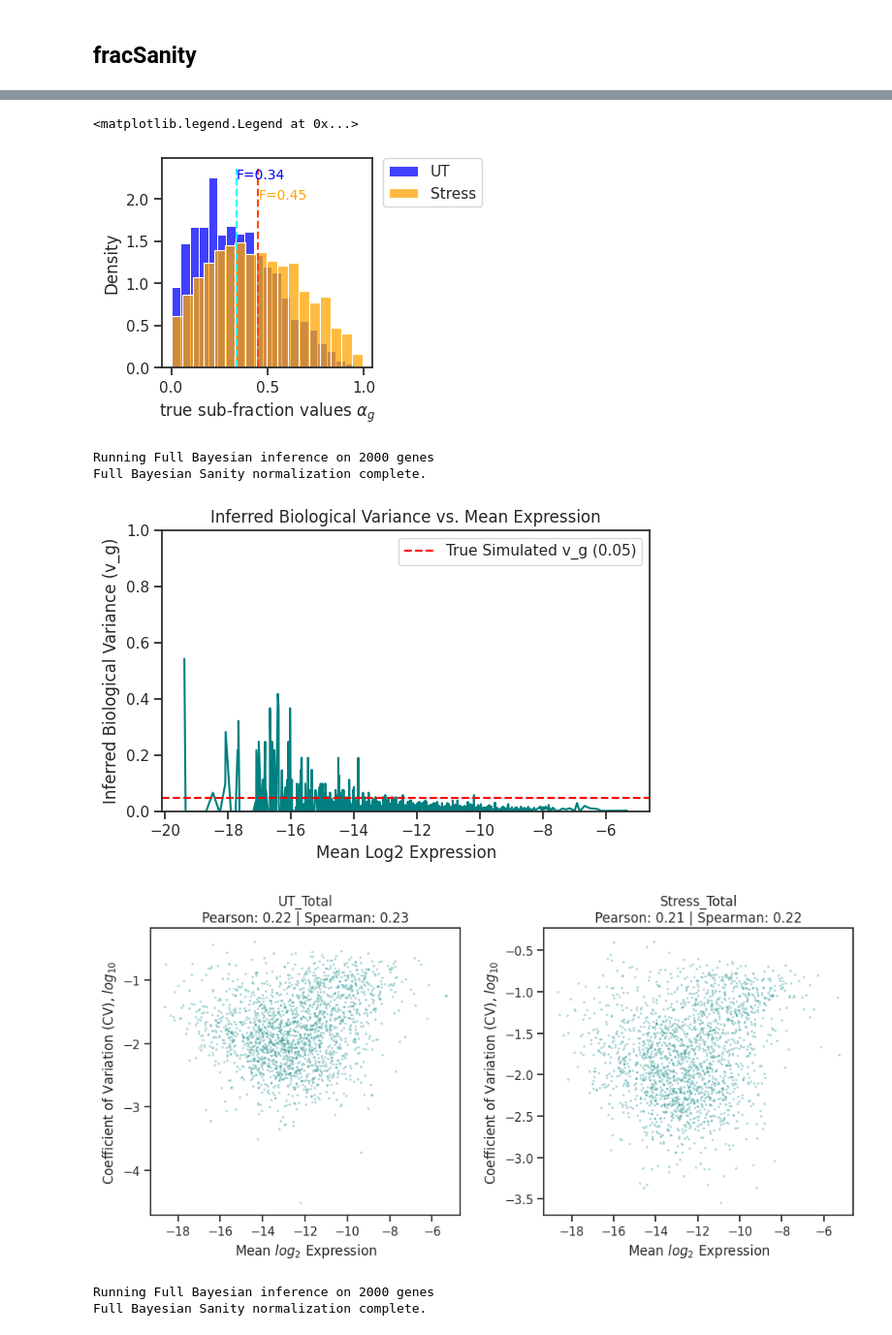
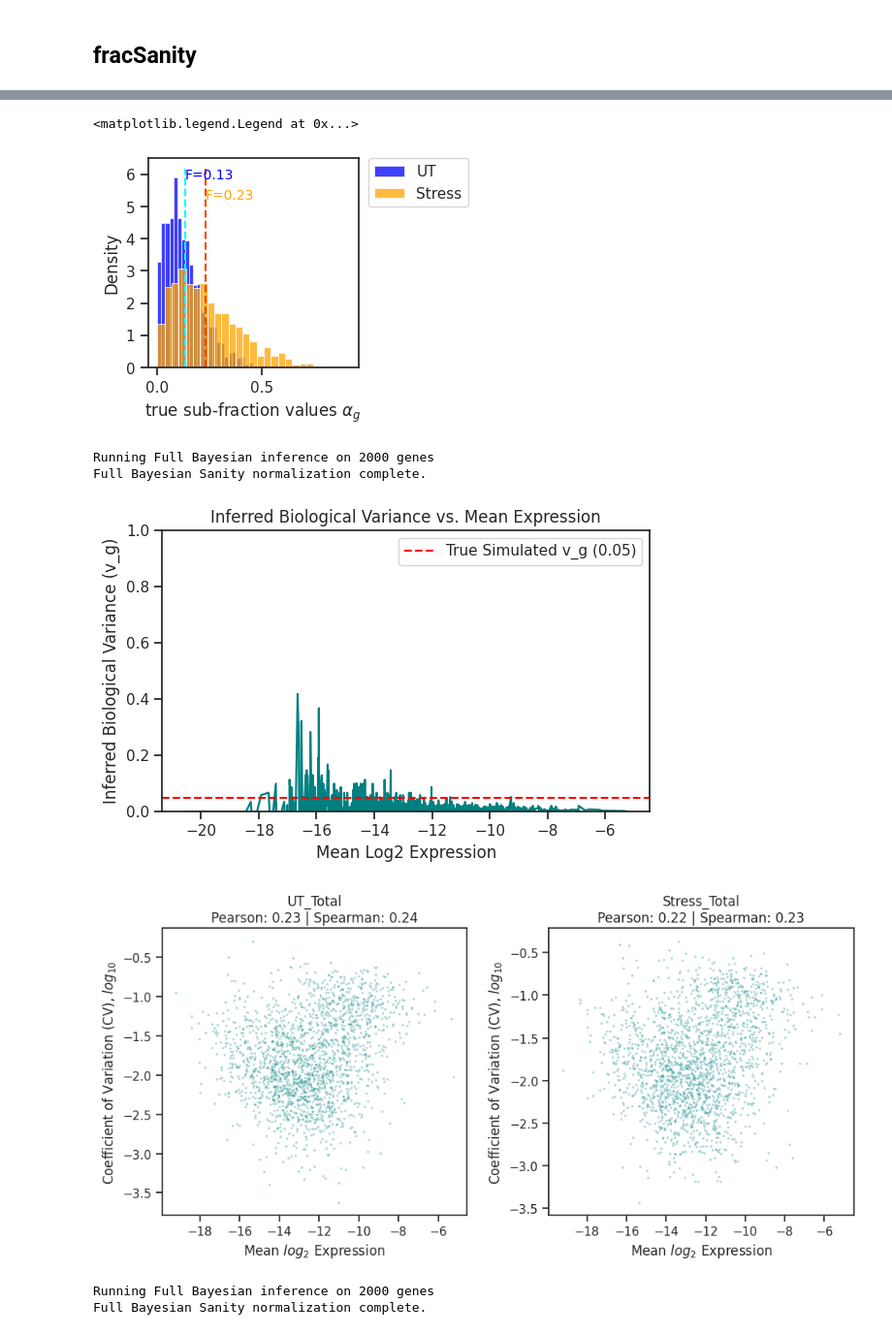
Before and after one commit to zavolanlab/zavolab_pyutils, a Jupyter notebook: test_module.ipynb, the cells around one changed output, grey strips where cells are left out. Shown at 97% size. Drawn from its saved outputs; the diff is of its cells as text; code cells hidden in the pictures.

```diff
--- a/test_module.ipynb
+++ b/test_module.ipynb
@@ -418,8 +418,8 @@ for k,data in enumerate([pln_counts_3repl_df,pln_counts_10repl_df]):
     natScale_Orig_sanity_norm_counts_df = np.exp(Orig_sanity_norm_counts_df)
     Log2Scale_Orig_sanity_norm_counts_df = np.log2(natScale_Orig_sanity_norm_counts_df) # we have our output on log2 scale, and we transform original Sanity to log2 scale
 
-    # discard the effect from library size, to directly compare with original Sanity
-    ToCompare_sanity_norm_counts_df = sanity_norm_counts_df-np.log2(median_lib_size)
+    # discard the effect of the fixed CPM scale factor, to directly compare with original Sanity's raw LTQ output
+    ToCompare_sanity_norm_counts_df = sanity_norm_counts_df-np.log2(1e6)
 
     sel_sample_to_compare = 'Sample_2'
 
@@ -442,7 +442,7 @@ for k,data in enumerate([pln_counts_3repl_df,pln_counts_10repl_df]):
 
     used_metadata_df = metadata_dfs[k].copy()
 
-    natScale_sanity_norm_counts_df = 2**ToCompare_sanity_norm_counts_df # with substracted median lib size, to directly compare with the plot of original Sanity above
+    natScale_sanity_norm_counts_df = 2**ToCompare_sanity_norm_counts_df # with the CPM scale factor substracted, to directly compare with the plot of original Sanity above
 
     sanity_plot_data = plot_mean_vs_cv(
     natScale_sanity_norm_counts_df, used_metadata_df,
@@ -559,9 +559,6 @@ for k,data in enumerate([pln_counts_3repl_df,pln_counts_10repl_df]):
         empirical_bayes=True, # NOTE, here!
     )
 
-    # discard the effect from library size, as above
-    ToCompare_sanity_norm_counts_df = sanity_norm_counts_df-np.log2(median_lib_size)
-
     sanity_vg_df['inferred_v_g'] = sanity_vg_df['MAP_v_g'] # use MAP estimate for Vg to plot, in-line with original Sanity implementation
     plot_variance_vs_expression(
         sanity_norm_counts_df, sanity_vg_df,
@@ -571,7 +568,7 @@ for k,data in enumerate([pln_counts_3repl_df,pln_counts_10repl_df]):
 
     used_metadata_df = metadata_dfs[k].copy()
 
-    natScale_sanity_norm_counts_df = 2**ToCompare_sanity_norm_counts_df # with substracted median lib size, to directly compare with the plot of original Sanity above
+    natScale_sanity_norm_counts_df = 2**sanity_norm_counts_df # already on a fixed CPM scale, comparable across runs
 
     sanity_plot_data = plot_mean_vs_cv(
     natScale_sanity_norm_counts_df, used_metadata_df,
@@ -677,7 +674,6 @@ for k,replicate_option in enumerate(replicate_options):
     )
 
     # 3. Run diagnostic plots
-    ToCompare_sanity_norm_counts_df = sanity_norm_counts_df-np.log2(median_lib_size)
 
     sanity_vg_df['inferred_v_g'] = sanity_vg_df['MAP_v_g'] # use MAP estimate for Vg to plot, in-line with original Sanity implementation
 
@@ -698,7 +694,7 @@ for k,replicate_option in enumerate(replicate_options):
 
     used_metadata_df = metadata_df.copy()
 
-    natScale_sanity_norm_counts_df = 2**ToCompare_sanity_norm_counts_df # with substracted median lib size, to directly compare with the plot of original Sanity above
+    natScale_sanity_norm_counts_df = 2**sanity_norm_counts_df # already on a fixed CPM scale, comparable across runs
 
     # first, try for isoform expression-only
     ISOonly_natScale_sanity_norm_counts_df = natScale_sanity_norm_counts_df.loc[~natScale_sanity_norm_counts_df.index.str.endswith('_REST')]
@@ -816,8 +809,8 @@ counts_df, meta_df, truth = simulate_fractional_counts(
     conditions=["UT", "Stress"],    # Explicitly map the condition names
     n_replicates=3,                 # Testing multi-replicate stability
     v_log=0.01,
-    beta_params_cond1=(1.5, 3),  # True gene-specific alpha_g values in UT condition
-    beta_params_cond2=(1.5, 2),  # True gene-specific alpha_g values in Stress condition
+    beta_params_cond1=(1.5, 10),  # True gene-specific alpha_g values in UT condition
+    beta_params_cond2=(1.5, 5),  # True gene-specific alpha_g values in Stress condition
     spiked_indices=spiked_genes,
     spike_multiplier=1.0,
     seed=104
@@ -864,7 +843,7 @@ ax.legend(
 )
 # %% [output]
 <matplotlib.legend.Legend at 0x...>
-[figure, old version]
+[figure, new version]
 # %%
 # ---------------------------------------------------------
 # 2. Prepare Metadata and Run PySanity
@@ -891,28 +870,26 @@ Full Bayesian Sanity normalization complete.
 # %%
 # Diagnostic plots for Sanity outputs (Total fraction)
 
 from zavolab_pyutils.pySanity.visualization import plot_variance_vs_expression
 from zavolab_pyutils.general.visualization import plot_mean_vs_cv
 
-# discard the effect from library size, as was done in original Sanity paper
-ToCompare_sanity_norm_counts_total_df = sanity_norm_counts_total_df - np.log2(median_lib_size_total)
-
+# values are already on a fixed CPM scale (comparable across the separate Total/PD runs)
 sanity_vg_total_df['inferred_v_g'] = sanity_vg_total_df['MAP_v_g'] # use MAP estimate for Vg to plot, in-line with original Sanity implementation
 plot_variance_vs_expression(
-    ToCompare_sanity_norm_counts_total_df, sanity_vg_total_df,
+    sanity_norm_counts_total_df, sanity_vg_total_df,
     savefig_path='./tests/plots/variance_vs_expr.fracSanity.Total.png',
     true_vg=0.05, # This is to compare with True value specified during simulation above
     ylim = (0,1),
 )
 
-natScale_ToCompare_sanity_norm_counts_total_df = 2**ToCompare_sanity_norm_counts_total_df
+natScale_sanity_norm_counts_total_df = 2**sanity_norm_counts_total_df
 
 sanity_plot_data_total = plot_mean_vs_cv(
-natScale_ToCompare_sanity_norm_counts_total_df, meta_df.copy(),cond_col='sanity_group',
+natScale_sanity_norm_counts_total_df, meta_df.copy(),cond_col='sanity_group',
 savefig_path='./tests/plots/cv_vs_mean_plot.fracSanity.Total.png')
 # %% [output]
-[figure, old version]
+[figure, new version]
-[figure, old version]
+[figure, new version]
 # %%
 # Execute the actual zavolab_pyutils PySanity function on the PD fraction only
 sanity_norm_counts_pd_df, sanity_means_pd_df, sanity_relative_errors_pd_df, sanity_absolute_errors_pd_df, sanity_vg_pd_df, median_lib_size_pd, variances_pd_df = apply_sanity_normalization_full_bayesian(
```
Also changed, not shown: parts of 20 cells of this notebook, 5 other files.
